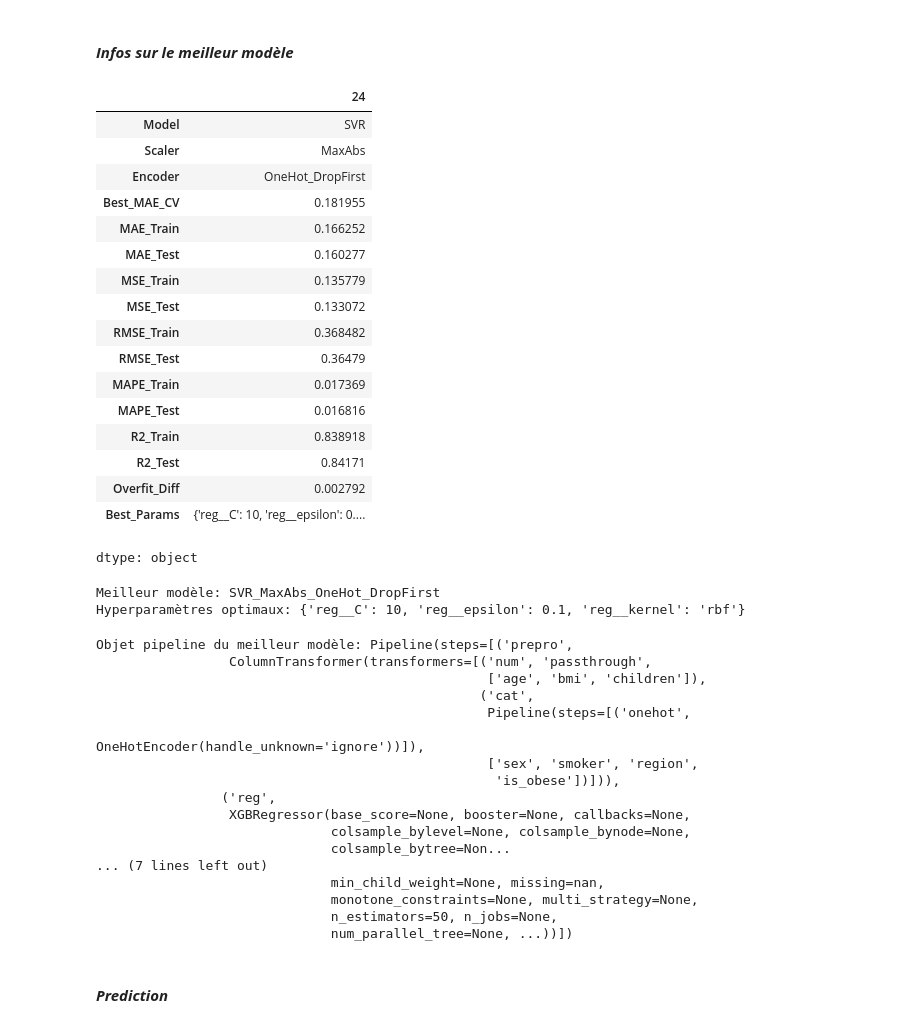
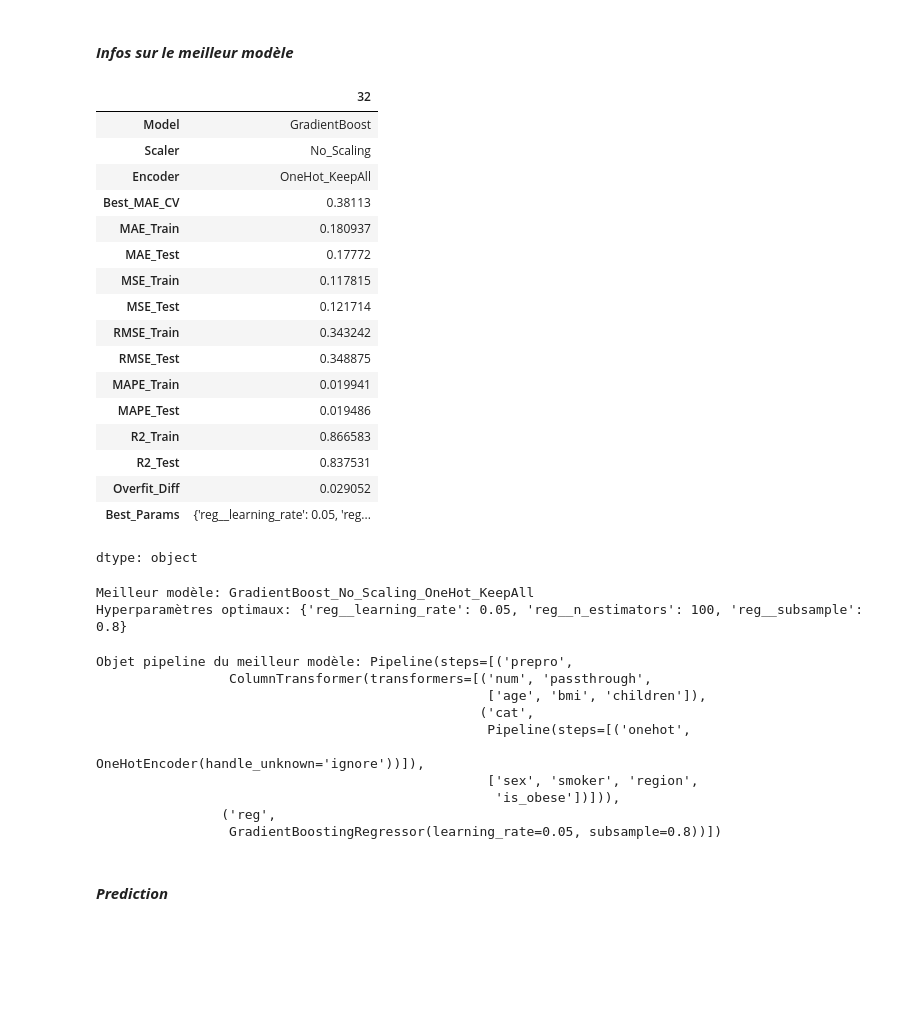
Before and after one commit to ahmadouniass/Medical-cost-prediction, a Jupyter notebook: Modélisation/Modelisation.ipynb, the cells around one changed output. Cells and saved outputs as stored; diff of their text form; code cells hidden in the pictures; blank space fills up the shorter version.

```diff
--- a/Modélisation/Modelisation.ipynb
+++ b/Modélisation/Modelisation.ipynb
@@ -679,7 +683,7 @@ def optimize_hyperparameters(X_train, y_train, X_test, y_test, num_features, cat
                     'Model': name,
                     'Scaler': scaler_name,
                     'Encoder': encoder_name,
-                    'Best_MAE_CV': -grid.best_score_ if 'neg_' in metric_score else grid.best_score_,
+                    'Best_RMSE_CV': -grid.best_score_ if 'neg_' in metric_score else grid.best_score_,
                     'MAE_Train': mean_absolute_error(y_train, y_train_pred),
                     'MAE_Test': mean_absolute_error(y_test, y_test_pred),
                     'MSE_Train': mean_squared_error(y_train, y_train_pred),
@@ -702,7 +706,7 @@ def optimize_hyperparameters(X_train, y_train, X_test, y_test, num_features, cat
 #### ***Application des fonctions***
 # %%
 #Application aux modèles non ensemblistes sensible au scaling
-df_tuning1, best_models_dict1 = optimize_hyperparameters(X_train, y_train, X_test, y_test, num_features, cat_features, non_ensemble_scaling, scalers, encoder_non_assembliste, 'neg_mean_absolute_error',linear_model=True)
+df_tuning1, best_models_dict1 = optimize_hyperparameters(X_train, y_train, X_test, y_test, num_features, cat_features, non_ensemble_scaling, scalers, encoder_non_assembliste, 'neg_root_mean_squared_error',linear_model=True)
 # %% [output]
 --- Tuning with Scaler: None, Encoder: OneHot_DropFirst ---
 Optimisation de Lasso...
@@ -724,13 +741,13 @@ Optimisation de SVR...
 # %%
 #Application aux modèles non ensemblistes non sensible au scaling
-df_tuning2, best_models_dict2 = optimize_hyperparameters(X_train, y_train, X_test, y_test, num_features, cat_features, non_ensemble_no_scaling,'None', encoder_non_assembliste, 'neg_mean_absolute_error',linear_model=True)
+df_tuning2, best_models_dict2 = optimize_hyperparameters(X_train, y_train, X_test, y_test, num_features, cat_features, non_ensemble_no_scaling,'None', encoder_non_assembliste, 'neg_root_mean_squared_error',linear_model=True)
 # %% [output]
 --- Tuning with Scaler: No_Scaling, Encoder: OneHot_DropFirst ---
 Optimisation de LinearRegression...
 Optimisation de DecisionTree...
 # %%
 #Application aux modèles ensemblistes
-df_tuning3, best_models_dict3 = optimize_hyperparameters(X_train, y_train, X_test, y_test, num_features, cat_features, ensemble_models, 'None', encoder_assembliste, 'neg_mean_absolute_error',linear_model=False)
+df_tuning3, best_models_dict3 = optimize_hyperparameters(X_train, y_train, X_test, y_test, num_features, cat_features, ensemble_models, 'None', encoder_assembliste, 'neg_root_mean_squared_error',linear_model=False)
 # %% [output]
 --- Tuning with Scaler: No_Scaling, Encoder: OneHot_DropFirst ---
 Optimisation de RandomForest...
@@ -769,27 +786,27 @@ style_results(results)
 # %% [markdown]
 #### ***Infos sur le meilleur modèle***
 # %%
-best_model_idx = results['MAE_Test'].idxmin()
+best_model_idx = results['MSE_Test'].idxmin()
 best_model = results.loc[best_model_idx]
 display(best_model)
 # %% [output]
-|  | 24 |
-| Model | SVR |
-| Scaler | MaxAbs |
-| Encoder | OneHot_DropFirst |
-| Best_MAE_CV | 0.181955 |
-| MAE_Train | 0.166252 |
-| MAE_Test | 0.160277 |
-| MSE_Train | 0.135779 |
-| MSE_Test | 0.133072 |
-| RMSE_Train | 0.368482 |
-| RMSE_Test | 0.36479 |
-| MAPE_Train | 0.017369 |
-| MAPE_Test | 0.016816 |
-| R2_Train | 0.838918 |
-| R2_Test | 0.84171 |
-| Overfit_Diff | 0.002792 |
-| Best_Params | {'reg__C': 10, 'reg__epsilon': 0.... |
+|  | 32 |
+| Model | GradientBoost |
+| Scaler | No_Scaling |
+| Encoder | OneHot_KeepAll |
+| Best_MAE_CV | 0.38113 |
+| MAE_Train | 0.180937 |
+| MAE_Test | 0.17772 |
+| MSE_Train | 0.117815 |
+| MSE_Test | 0.121714 |
+| RMSE_Train | 0.343242 |
+| RMSE_Test | 0.348875 |
+| MAPE_Train | 0.019941 |
+| MAPE_Test | 0.019486 |
+| R2_Train | 0.866583 |
+| R2_Test | 0.837531 |
+| Overfit_Diff | 0.029052 |
+| Best_Params | {'reg__learning_rate': 0.05, 'reg... |
 dtype: object
 # %%
 # Nom et paramètres du meilleur modèle
@@ -799,8 +816,8 @@ best_params = best_model['Best_Params']
 print(f"Meilleur modèle: {best_model_name}")
 print(f"Hyperparamètres optimaux: {best_params}")
 # %% [output]
-Meilleur modèle: SVR_MaxAbs_OneHot_DropFirst
-Hyperparamètres optimaux: {'reg__C': 10, 'reg__epsilon': 0.1, 'reg__kernel': 'rbf'}
+Meilleur modèle: GradientBoost_No_Scaling_OneHot_KeepAll
+Hyperparamètres optimaux: {'reg__learning_rate': 0.05, 'reg__n_estimators': 100, 'reg__subsample': 0.8}
 # %%
 ## Concaténation des trois dictionnaires de best_models
 best_models_dict = {**best_models_dict1, **best_models_dict2, **best_models_dict3}
@@ -819,14 +836,7 @@ Objet pipeline du meilleur modèle: Pipeline(steps=[('prepro',
                                                   ['sex', 'smoker', 'region',
                                                    'is_obese'])])),
                 ('reg',
-                 XGBRegressor(base_score=None, booster=None, callbacks=None,
-                              colsample_bylevel=None, colsample_bynode=None,
-                              colsample_bytree=Non...
-... (7 lines left out)
-                              min_child_weight=None, missing=nan,
-                              monotone_constraints=None, multi_strategy=None,
-                              n_estimators=50, n_jobs=None,
-                              num_parallel_tree=None, ...))])
+                 GradientBoostingRegressor(learning_rate=0.05, subsample=0.8))])
 # %% [markdown]
 
 #### ***Prediction***
```
Also changed, not shown: parts of 25 cells of this notebook.
